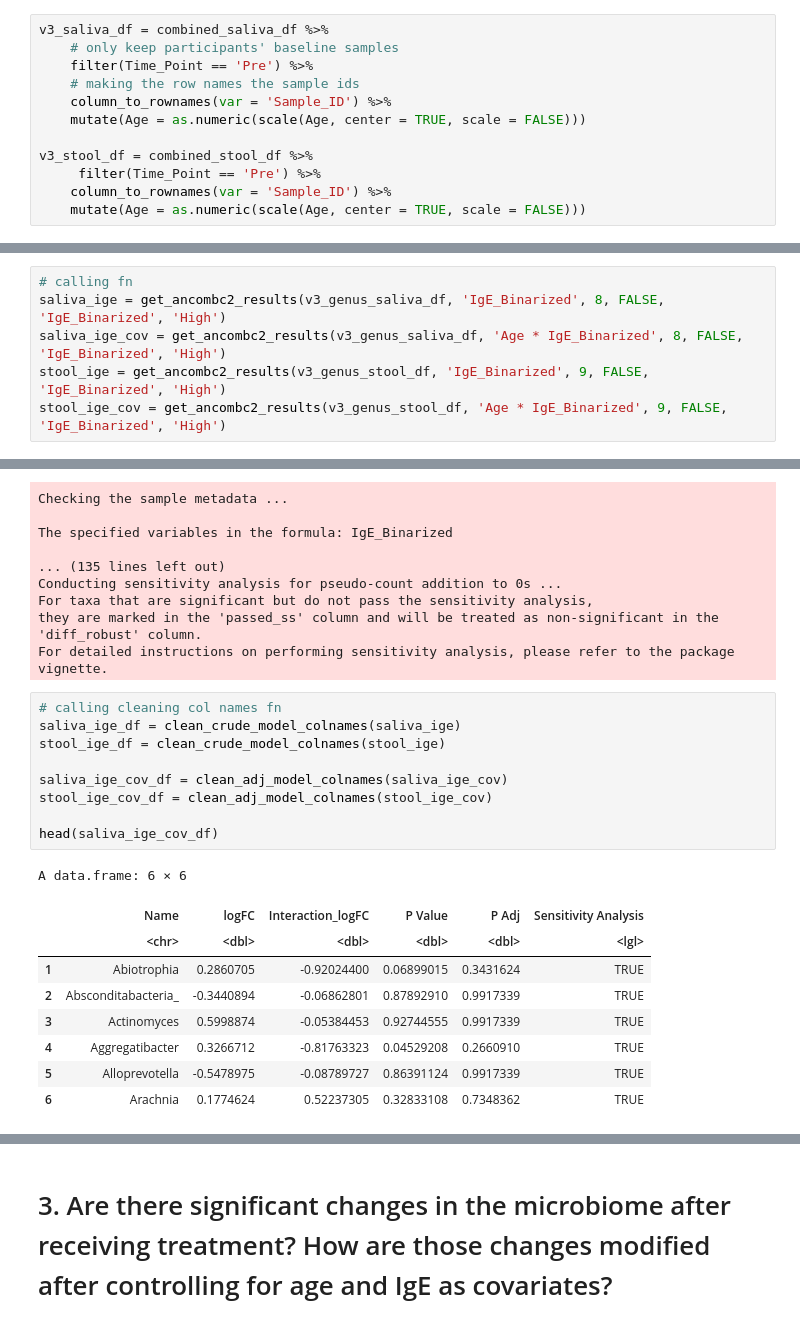
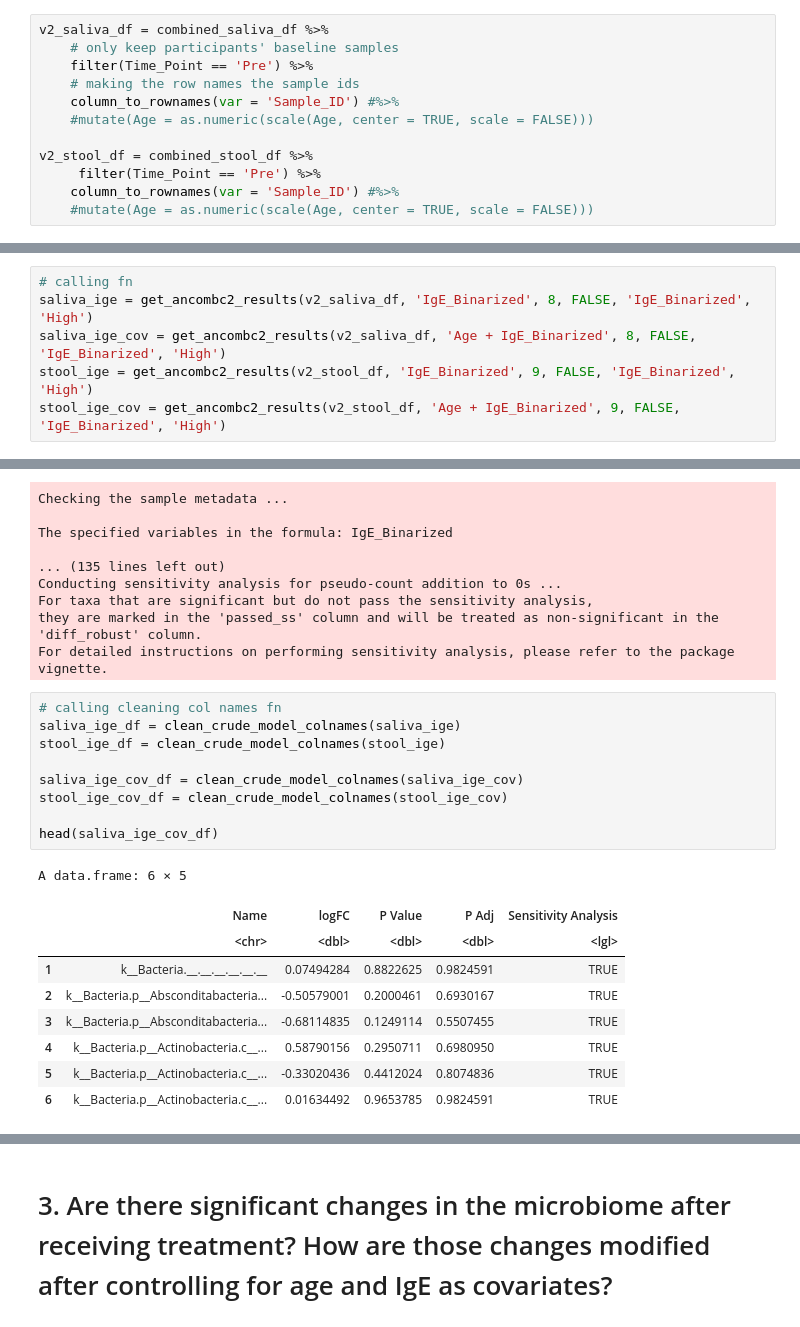
Before and after one commit to Ragerlab/P1013.-Microbiome-Peanut-Allergy, a Jupyter notebook: 2. Individual Bacteria Analyses/Individual Bacteria Analyses.ipynb, the cells around one changed output, grey strips where cells are left out. Drawn from its saved outputs; the diff is of its cells as text.

```diff
--- a/2. Individual Bacteria Analyses/Individual Bacteria Analyses.ipynb
+++ b/2. Individual Bacteria Analyses/Individual Bacteria Analyses.ipynb
@@ -641,12 +468,12 @@ stool_post_age_df %>%
 # %%
-v3_saliva_df = combined_saliva_df %>%
+v2_saliva_df = combined_saliva_df %>%
     # only keep participants' baseline samples
     filter(Time_Point == 'Pre') %>%
     # making the row names the sample ids
-    column_to_rownames(var = 'Sample_ID') %>%
-    mutate(Age = as.numeric(scale(Age, center = TRUE, scale = FALSE)))
+    column_to_rownames(var = 'Sample_ID') #%>%
+    #mutate(Age = as.numeric(scale(Age, center = TRUE, scale = FALSE)))
 
-v3_stool_df = combined_stool_df %>%
+v2_stool_df = combined_stool_df %>%
      filter(Time_Point == 'Pre') %>%
-    column_to_rownames(var = 'Sample_ID') %>%
-    mutate(Age = as.numeric(scale(Age, center = TRUE, scale = FALSE)))
+    column_to_rownames(var = 'Sample_ID') #%>%
+    #mutate(Age = as.numeric(scale(Age, center = TRUE, scale = FALSE)))
@@ -682,9 +488,9 @@ ncol(v3_genus_stool_df) - 9
 # %%
 # calling fn
-saliva_ige = get_ancombc2_results(v3_genus_saliva_df, 'IgE_Binarized', 8, FALSE, 'IgE_Binarized', 'High')
-saliva_ige_cov = get_ancombc2_results(v3_genus_saliva_df, 'Age * IgE_Binarized', 8, FALSE, 'IgE_Binarized', 'High')
-stool_ige = get_ancombc2_results(v3_genus_stool_df, 'IgE_Binarized', 9, FALSE, 'IgE_Binarized', 'High')
-stool_ige_cov = get_ancombc2_results(v3_genus_stool_df, 'Age * IgE_Binarized', 9, FALSE, 'IgE_Binarized', 'High')
+saliva_ige = get_ancombc2_results(v2_saliva_df, 'IgE_Binarized', 8, FALSE, 'IgE_Binarized', 'High')
+saliva_ige_cov = get_ancombc2_results(v2_saliva_df, 'Age + IgE_Binarized', 8, FALSE, 'IgE_Binarized', 'High')
+stool_ige = get_ancombc2_results(v2_stool_df, 'IgE_Binarized', 9, FALSE, 'IgE_Binarized', 'High')
+stool_ige_cov = get_ancombc2_results(v2_stool_df, 'Age + IgE_Binarized', 9, FALSE, 'IgE_Binarized', 'High')
 # %% [output]
 Checking the input data type ...
 
@@ -706,22 +512,22 @@ For detailed instructions on performing sensitivity analysis, please refer to th
 # %%
 # calling cleaning col names fn
 saliva_ige_df = clean_crude_model_colnames(saliva_ige)
 stool_ige_df = clean_crude_model_colnames(stool_ige)
 
-saliva_ige_cov_df = clean_adj_model_colnames(saliva_ige_cov)
-stool_ige_cov_df = clean_adj_model_colnames(stool_ige_cov)
+saliva_ige_cov_df = clean_crude_model_colnames(saliva_ige_cov)
+stool_ige_cov_df = clean_crude_model_colnames(stool_ige_cov)
 
 head(saliva_ige_cov_df)
 # %% [output]
-A data.frame: 6 × 6
+A data.frame: 6 × 5
-|  | Name | logFC | Interaction_logFC | P Value | P Adj | Sensitivity Analysis |
-|  | <chr> | <dbl> | <dbl> | <dbl> | <dbl> | <lgl> |
-| 1 | Abiotrophia | 0.2860705 | -0.92024400 | 0.06899015 | 0.3431624 | TRUE |
-| 2 | Absconditabacteria_ | -0.3440894 | -0.06862801 | 0.87892910 | 0.9917339 | TRUE |
-| 3 | Actinomyces | 0.5998874 | -0.05384453 | 0.92744555 | 0.9917339 | TRUE |
-| 4 | Aggregatibacter | 0.3266712 | -0.81763323 | 0.04529208 | 0.2660910 | TRUE |
-| 5 | Alloprevotella | -0.5478975 | -0.08789727 | 0.86391124 | 0.9917339 | TRUE |
-| 6 | Arachnia | 0.1774624 | 0.52237305 | 0.32833108 | 0.7348362 | TRUE |
+|  | Name | logFC | P Value | P Adj | Sensitivity Analysis |
+|  | <chr> | <dbl> | <dbl> | <dbl> | <lgl> |
+| 1 | k__Bacteria.__.__.__.__.__.__ | 0.07494284 | 0.8822625 | 0.9824591 | TRUE |
+| 2 | k__Bacteria.p__Absconditabacteria... | -0.50579001 | 0.2000461 | 0.6930167 | TRUE |
+| 3 | k__Bacteria.p__Absconditabacteria... | -0.68114835 | 0.1249114 | 0.5507455 | TRUE |
+| 4 | k__Bacteria.p__Actinobacteria.c__... | 0.58790156 | 0.2950711 | 0.6980950 | TRUE |
+| 5 | k__Bacteria.p__Actinobacteria.c__... | -0.33020436 | 0.4412024 | 0.8074836 | TRUE |
+| 6 | k__Bacteria.p__Actinobacteria.c__... | 0.01634492 | 0.9653785 | 0.9824591 | TRUE |
 # %%
 # passed sensitivity filter and is significant
 saliva_ige_df %>%
```
Also changed, not shown: parts of 65 cells of this notebook.
